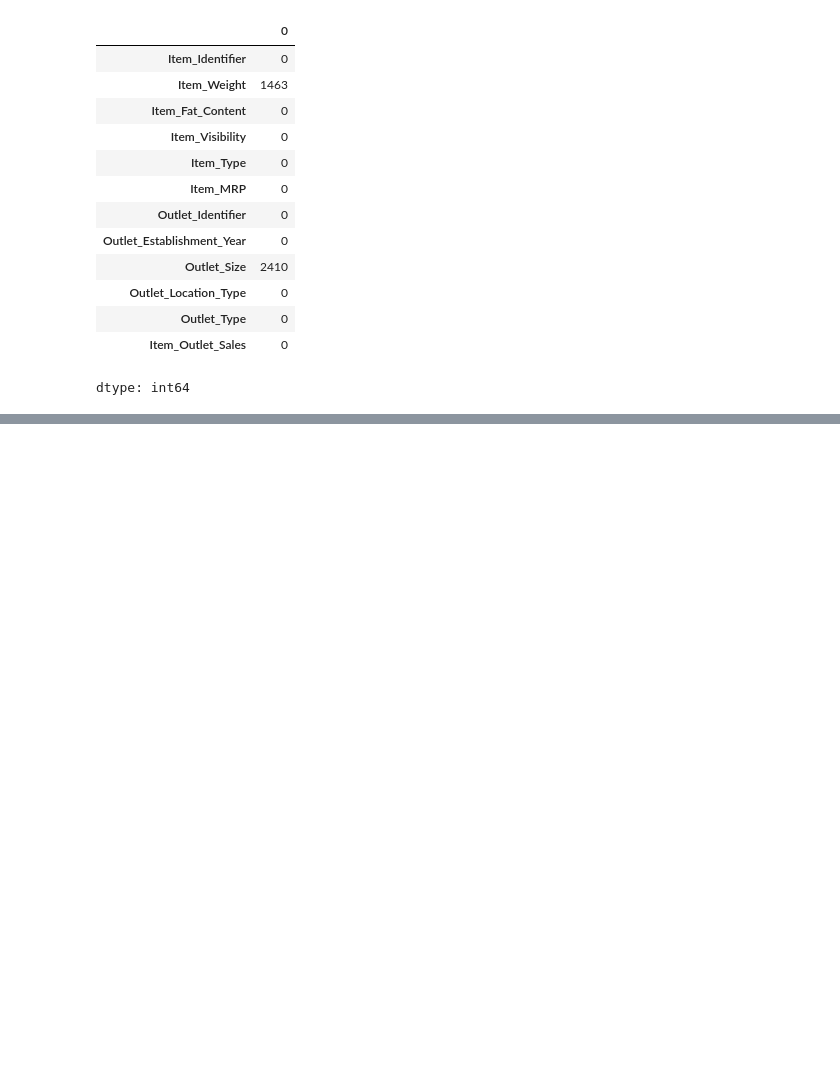
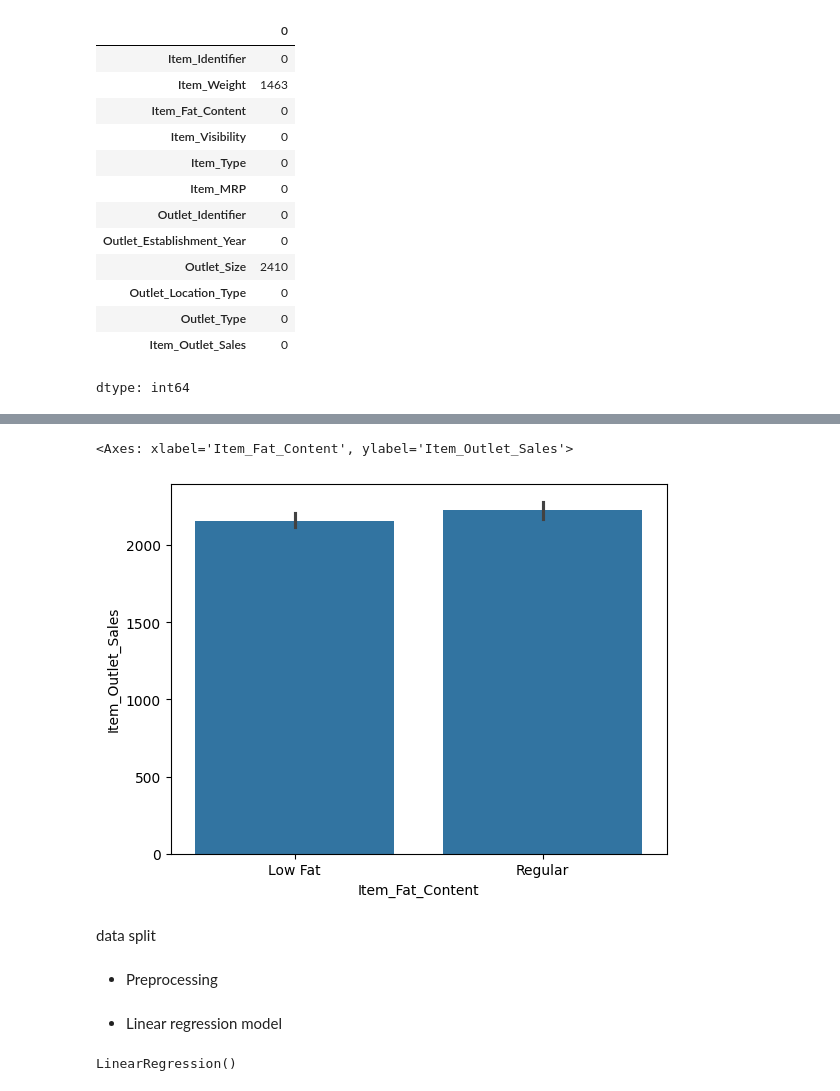
Before and after one commit to NaraDaibes/Predictions-Of-Product-Sales, a Jupyter notebook: project1.ipynb, the cells around one changed output, grey strips where cells are left out. Saved outputs shown, nothing was run; the diff lists cells and outputs as text; code cells hidden in the pictures; blank space fills up the shorter version.

```diff
--- a/project1.ipynb
+++ b/project1.ipynb
@@ -311,0 +209,8 @@ In[]:
+# %%
+# plot
+sns.barplot(x='Item_Fat_Content', y='Item_Outlet_Sales',data=df)
+# %% [output]
+<Axes: xlabel='Item_Fat_Content', ylabel='Item_Outlet_Sales'>
+[figure, added]
+# %% [markdown]
+data split
@@ -311,0 +221,2 @@ In[]:
+# %% [markdown]
+* Preprocessing
@@ -311,0 +302,7 @@ In[]:
+# %% [markdown]
+* Linear regression model
+# %%
+lin_reg=LinearRegression()
+lin_reg.fit(x_train_transformed,y_train)
+# %% [output]
+LinearRegression()
```
Also changed, not shown: parts of 63 cells of this notebook.
